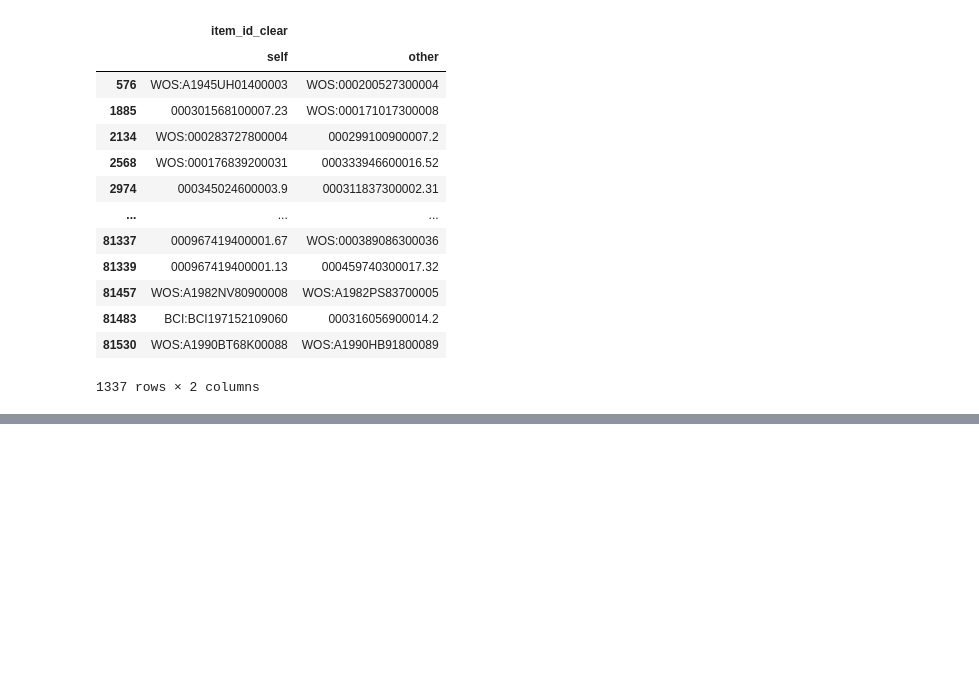
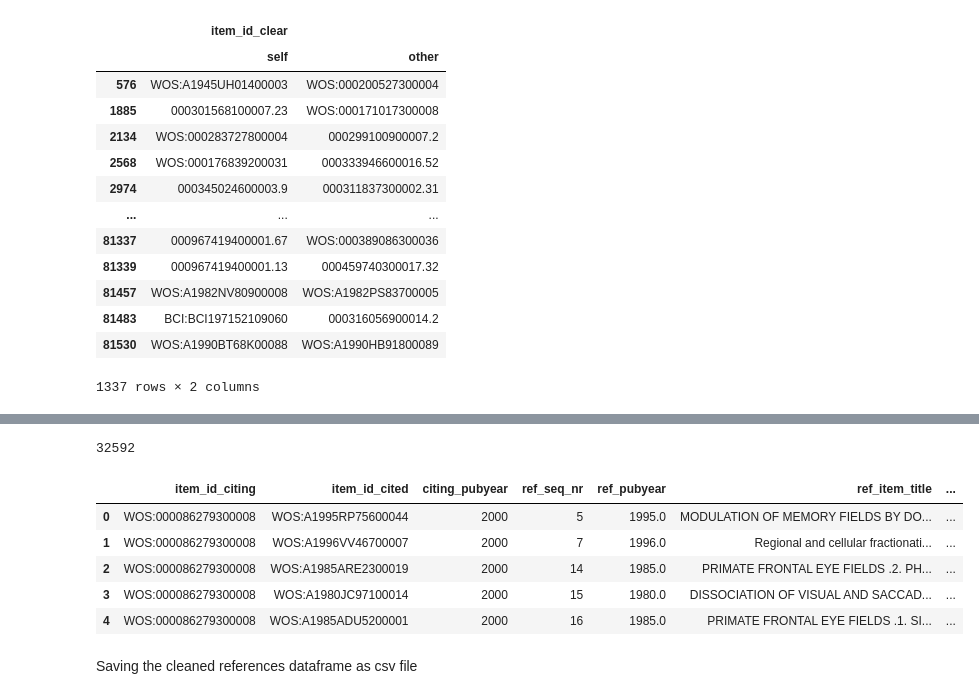
Before and after one commit to vivkow/MA_Neuro, a Jupyter notebook: cn_refs_cleaning.ipynb, the cells around one changed output, grey strips where cells are left out. Cells and saved outputs as stored; diff of their text form; code cells hidden in the pictures; blank space fills up the shorter version.

```diff
--- a/cn_refs_cleaning.ipynb
+++ b/cn_refs_cleaning.ipynb
@@ -207,0 +587,25 @@ pd.set_option('display.max_rows', None) # Show all rows
+# %%
+series_cn_refs2 = cn_refs2.groupby("item_id_clear")['item_id_citing'].nunique() # Group the cited id by the citing id
+#print(series_cn_refs2)
+
+# Cited items with more than one citing item
+above1_cn_refs2 = series_cn_refs2.loc[series_cn_refs2.values > 1]
+#print(above1_cn_refs2)
+
+# Show positions of the cited items with more than one citing item
+cn_refs2 = cn_refs2.loc[cn_refs2.item_id_clear.isin(above1_cn_refs2.index)].reset_index(drop=True) # Remember that the index is being reset!!
+
+len(cn_refs2) # 32592
+# %% [output]
+32592
+# %%
+cn_refs2.head()
+# %% [output]
+|  | item_id_citing | item_id_cited | citing_pubyear | ref_seq_nr | ref_pubyear | ref_item_title | ... |
+| 0 | WOS:000086279300008 | WOS:A1995RP75600044 | 2000 | 5 | 1995.0 | MODULATION OF MEMORY FIELDS BY DO... | ... |
+| 1 | WOS:000086279300008 | WOS:A1996VV46700007 | 2000 | 7 | 1996.0 | Regional and cellular fractionati... | ... |
+| 2 | WOS:000086279300008 | WOS:A1985ARE2300019 | 2000 | 14 | 1985.0 | PRIMATE FRONTAL EYE FIELDS .2. PH... | ... |
+| 3 | WOS:000086279300008 | WOS:A1980JC97100014 | 2000 | 15 | 1980.0 | DISSOCIATION OF VISUAL AND SACCAD... | ... |
+| 4 | WOS:000086279300008 | WOS:A1985ADU5200001 | 2000 | 16 | 1985.0 | PRIMATE FRONTAL EYE FIELDS .1. SI... | ... |
+# %% [markdown]
+Saving the cleaned references dataframe as csv file
```
Also changed, not shown: parts of 86 cells of this notebook, 4 other files.
